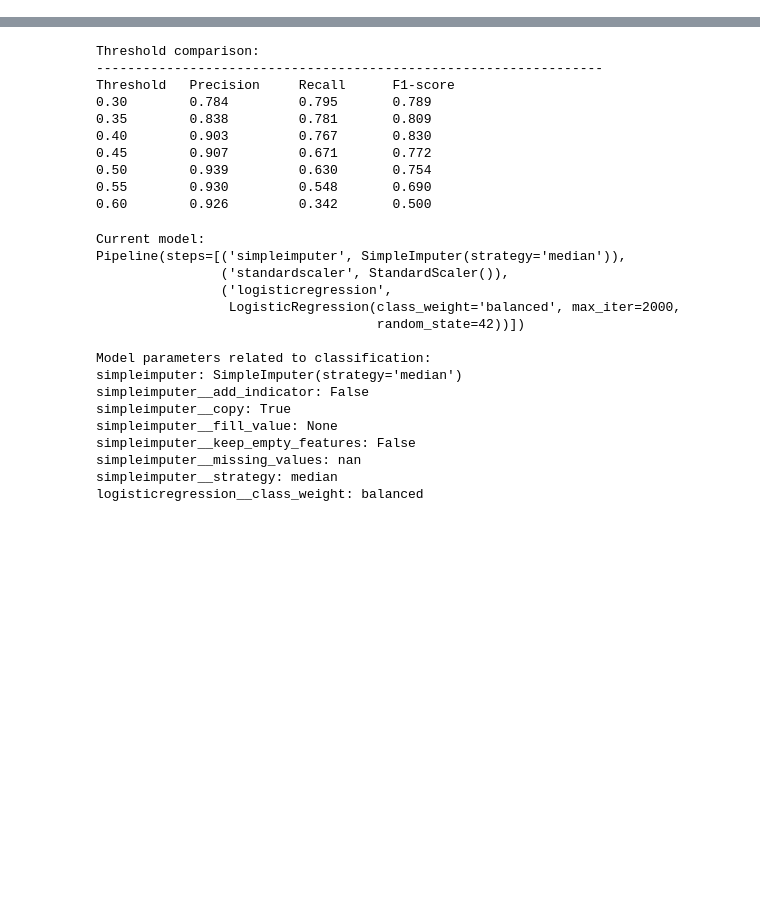
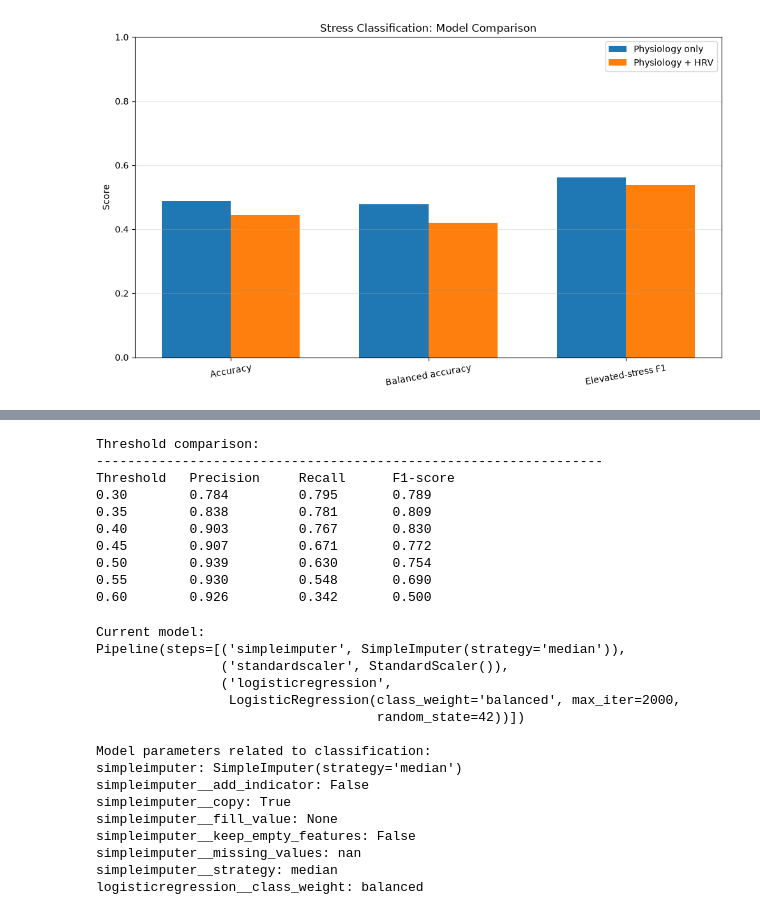
Before and after one commit to varsha-919/AI-Based-Soldier-Health-Risk-Prediction, a Jupyter notebook: notebooks/03_model_training.ipynb, the cells around one changed output, grey strips where cells are left out. Saved outputs shown, nothing was run; the diff lists cells and outputs as text; code cells hidden in the pictures; blank space fills up the shorter version.

Commit message:
model training

```diff
--- a/notebooks/03_model_training.ipynb
+++ b/notebooks/03_model_training.ipynb
@@ -0,0 +341,88 @@
+# %%
+
+import pandas as pd
+import matplotlib.pyplot as plt
+from pathlib import Path
+
+# Load the results already saved
+results_dir = Path("../data/processed")
+figures_dir = Path("../reports/figures")
+figures_dir.mkdir(parents=True, exist_ok=True)
+
+model_results = pd.read_csv(
+    results_dir / "model_comparison_hrv.csv"
+)
+
+hrv_results = pd.read_csv(
+    results_dir / "hrv_availability_by_stress.csv"
+)
+
+# Graph 1: Compare the two models
+metrics = [
+    "Accuracy",
+    "Balanced accuracy",
+    "Elevated-stress F1"
+]
+
+x = range(len(metrics))
+width = 0.35
+
+fig, ax = plt.subplots(figsize=(10, 6))
+
+ax.bar(
+    [i - width / 2 for i in x],
+    [model_results.loc[0, m] for m in metrics],
+    width,
+    label="Physiology only"
+)
+
+ax.bar(
+    [i + width / 2 for i in x],
+    [model_results.loc[1, m] for m in metrics],
+    width,
+    label="Physiology + HRV"
+)
+
+ax.set_xticks(list(x))
+ax.set_xticklabels(metrics, rotation=10)
+ax.set_ylim(0, 1)
+ax.set_ylabel("Score")
+ax.set_title("Stress Classification: Model Comparison")
+ax.legend()
+ax.grid(axis="y", alpha=0.3)
+fig.tight_layout()
+
+fig.savefig(
+    figures_dir / "model_comparison.png",
+    dpi=300,
+    bbox_inches="tight"
+)
+plt.show()
+
+# Graph 2: HRV availability by stress class
+fig, ax = plt.subplots(figsize=(8, 5))
+
+bars = ax.bar(
+    hrv_results["Stress class"],
+    hrv_results["Availability (%)"]
+)
+
+ax.bar_label(bars, fmt="%.1f%%", padding=3)
+ax.set_ylim(0, 70)
+ax.set_ylabel("Windows with usable HRV (%)")
+ax.set_title("HRV Availability by Stress Class")
+ax.grid(axis="y", alpha=0.3)
+fig.tight_layout()
+
+fig.savefig(
+    figures_dir / "hrv_availability.png",
+    dpi=300,
+    bbox_inches="tight"
+)
+plt.show()
+
+print("Graphs saved to:")
+print(figures_dir / "model_comparison.png")
+print(figures_dir / "hrv_availability.png")
+# %% [output]
+[figure, added]
```
Also changed, not shown: parts of 35 cells of this notebook, 10 other files.
